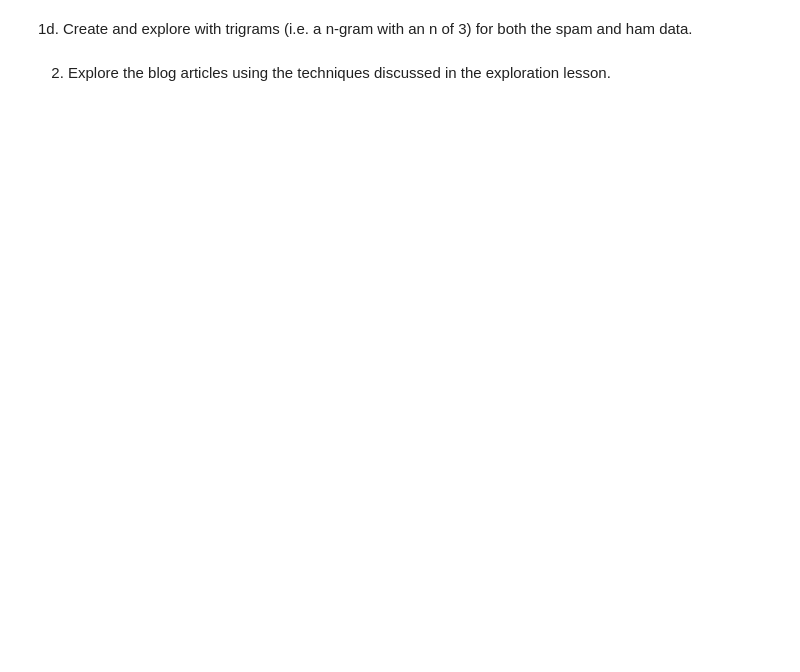
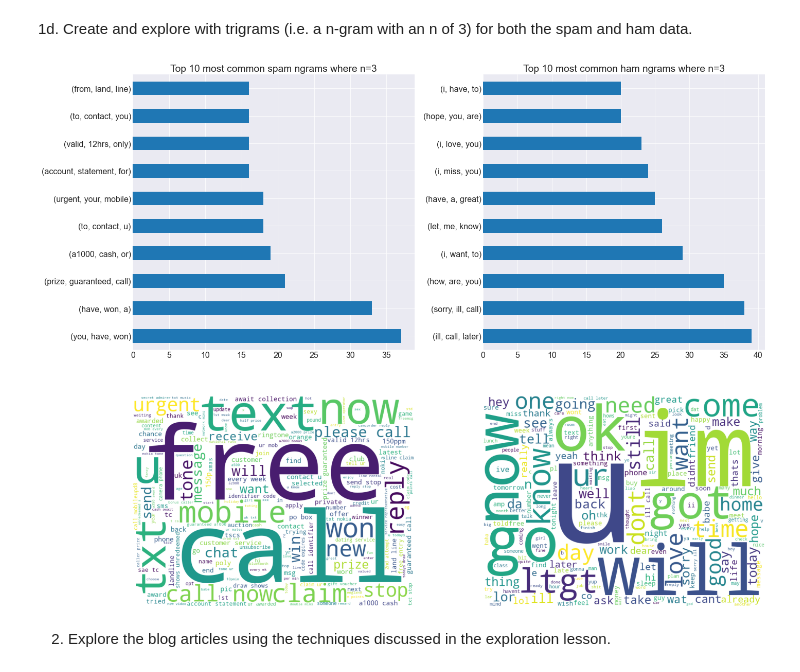
Before and after one commit to Tyler-Applegate/natural-language-processing-exercises, a Jupyter notebook: explore.ipynb, the cells around one changed output. Drawn from its saved outputs; the diff is of its cells as text; code cells hidden in the pictures; blank space fills up the shorter version.

```diff
--- a/explore.ipynb
+++ b/explore.ipynb
@@ -17,4 +122,8 @@ import nltk
 # %% [markdown]
 1d. Create and explore with trigrams (i.e. a n-gram with an n of 3) for both the spam and ham data.
+# %%
+comp_ngrams(spam_words, ham_words, n=3)
+# %% [output]
+[figure, added]
 # %% [markdown]
 2. Explore the blog articles using the techniques discussed in the exploration lesson.
```
Also changed, not shown: parts of 28 cells of this notebook, 3 other files.
